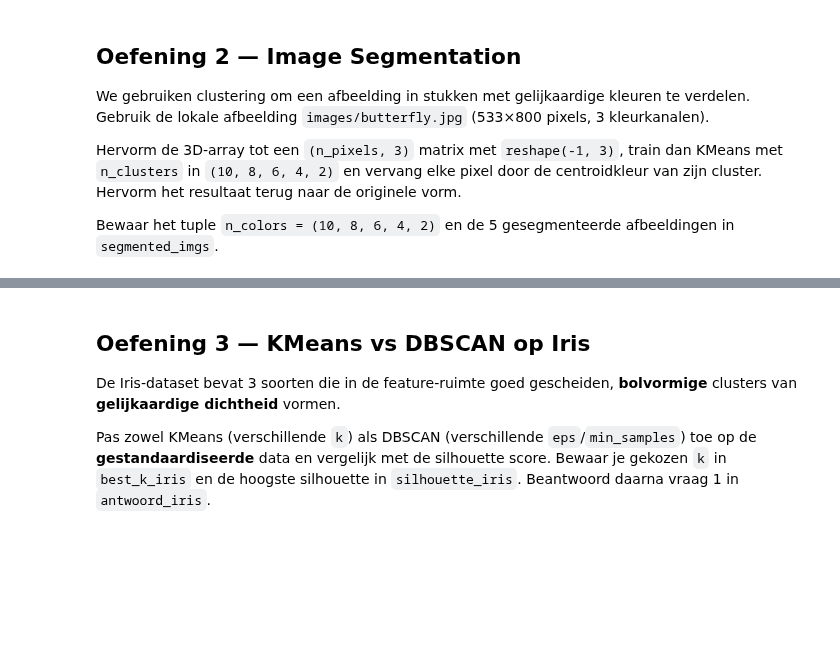
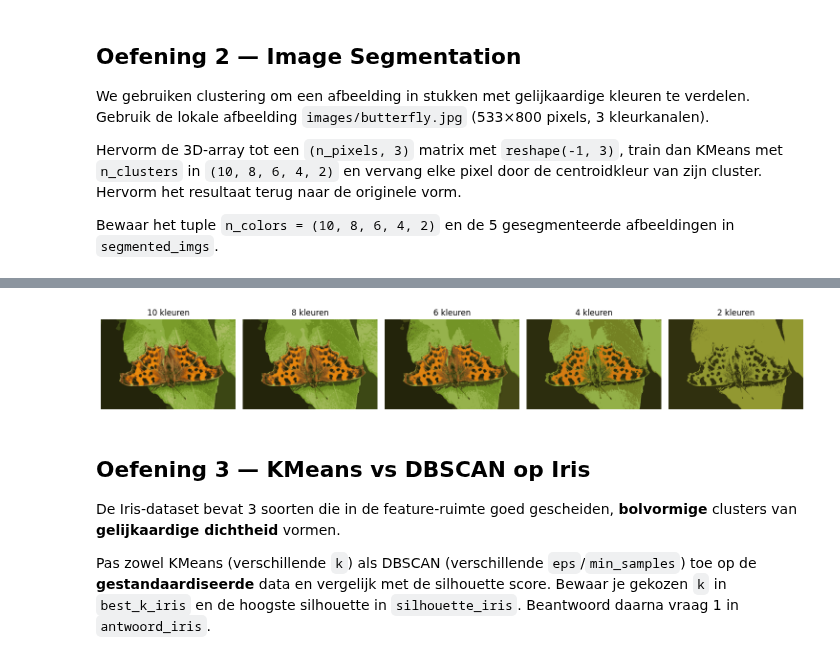
Before and after one commit to s169856/ML-Algo-student, a Jupyter notebook: exercises_with_checks/week06/kmeans_dbscan_checkpoint_opgave.ipynb, the cells around one changed output, grey strips where cells are left out. Saved outputs shown, nothing was run; the diff lists cells and outputs as text; code cells hidden in the pictures; blank space fills up the shorter version.

```diff
--- a/exercises_with_checks/week06/kmeans_dbscan_checkpoint_opgave.ipynb
+++ b/exercises_with_checks/week06/kmeans_dbscan_checkpoint_opgave.ipynb
@@ -47,3 +47,16 @@ data_scaled = scaler.fit_transform(data)
 # en die score in silhouette_wine.
 best_k_wine = 2
 silhouette_wine = 0.0
+
+for k in range(2, 8):
+    model = KMeans(n_clusters=k, random_state=42, n_init=10)
+    labels = model.fit_predict(data)
+
+    score = silhouette_score(data, labels)
+
+    if score > silhouette_wine:
+        best_k_wine = k
+        silhouette_wine = score
+
+print(best_k_wine)
+print(silhouette_wine)
@@ -69,12 +88,28 @@ X = image.reshape(-1, 3)
 # %%
 # TODO: train voor elk aantal kleuren een KMeans (random_state=42, n_init=10)
 # op X, vervang elke pixel door de centroidkleur van zijn cluster en hervorm
 # terug naar image.shape. Bewaar alles in segmented_imgs (volgorde van n_colors).
 n_colors = (10, 8, 6, 4, 2)
 segmented_imgs = []
 for n_clusters in n_colors:
-    segmented_img = None  # aan te passen
+    model = KMeans(n_clusters, random_state=42, n_init=10)
+    labels = model.fit_predict(X)
+
+    segmented_img = model.cluster_centers_[labels]
+
     segmented_imgs.append(segmented_img.reshape(image.shape))
+
+fig, axes = plt.subplots(1, len(segmented_imgs), figsize=(15, 5))
+
+for i, ax in enumerate(axes):
+    ax.imshow(segmented_imgs[i].astype("uint8"))
+    ax.set_title(f"{n_colors[i]} kleuren")
+    ax.axis("off")
+
+plt.tight_layout()
+plt.show()
+# %% [output]
+[figure, added]
 # %% [markdown]
 ## Oefening 3 — KMeans vs DBSCAN op Iris
 
```
Also changed, not shown: parts of 7 cells of this notebook.
